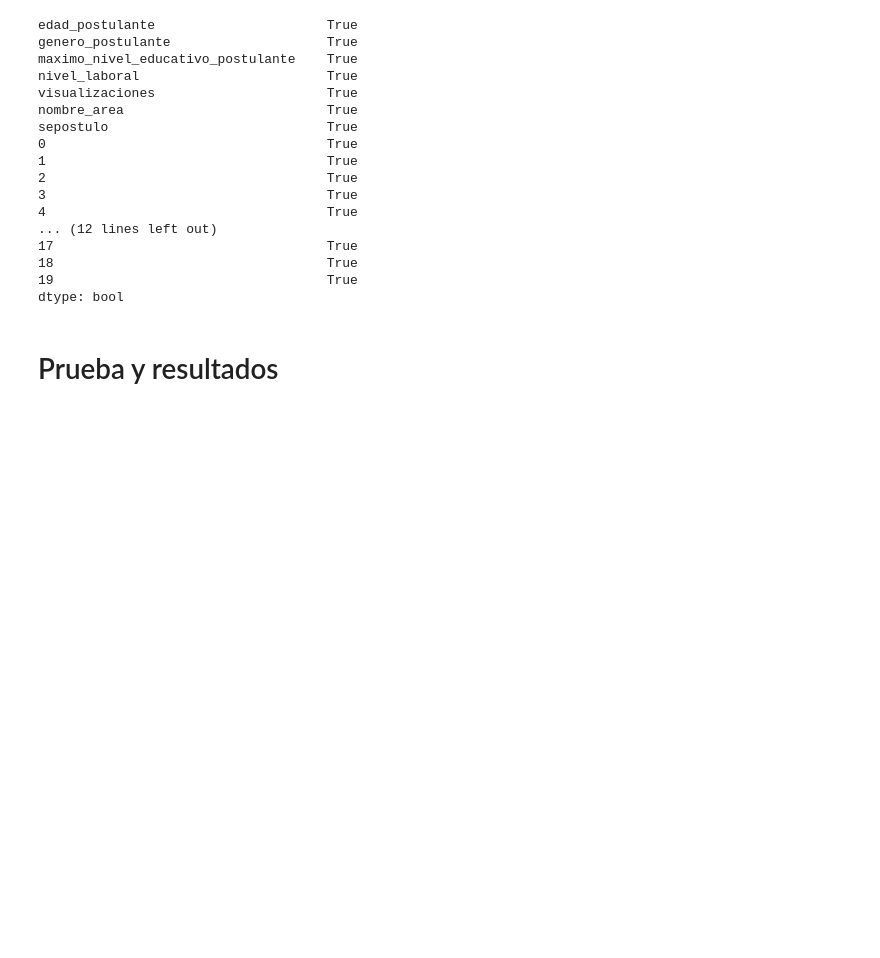
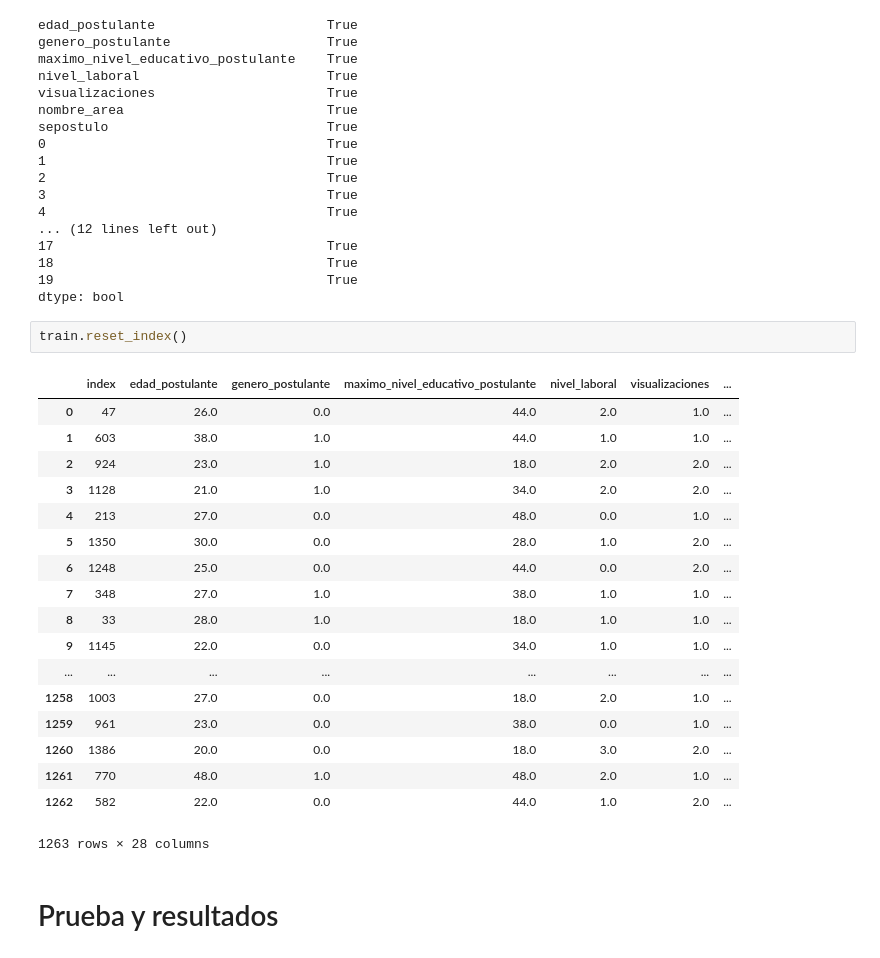
Before and after one commit to pachamama-labs/navent_visualization, a Jupyter notebook: src/Machine Learning-Bug-of-words.ipynb, the cells around one changed output. Cells and saved outputs as stored; diff of their text form; blank space fills up the shorter version.

```diff
--- a/src/Machine Learning-Bug-of-words.ipynb
+++ b/src/Machine Learning-Bug-of-words.ipynb
@@ -291,6 +270,27 @@ sepostulo                            True
 18                                   True
 19                                   True
 dtype: bool
+# %%
+train.reset_index()
+# %% [output]
+|  | index | edad_postulante | genero_postulante | maximo_nivel_educativo_postulante | nivel_laboral | visualizaciones | ... |
+| 0 | 47 | 26.0 | 0.0 | 44.0 | 2.0 | 1.0 | ... |
+| 1 | 603 | 38.0 | 1.0 | 44.0 | 1.0 | 1.0 | ... |
+| 2 | 924 | 23.0 | 1.0 | 18.0 | 2.0 | 2.0 | ... |
+| 3 | 1128 | 21.0 | 1.0 | 34.0 | 2.0 | 2.0 | ... |
+| 4 | 213 | 27.0 | 0.0 | 48.0 | 0.0 | 1.0 | ... |
+| 5 | 1350 | 30.0 | 0.0 | 28.0 | 1.0 | 2.0 | ... |
+| 6 | 1248 | 25.0 | 0.0 | 44.0 | 0.0 | 2.0 | ... |
+| 7 | 348 | 27.0 | 1.0 | 38.0 | 1.0 | 1.0 | ... |
+| 8 | 33 | 28.0 | 1.0 | 18.0 | 1.0 | 1.0 | ... |
+| 9 | 1145 | 22.0 | 0.0 | 34.0 | 1.0 | 1.0 | ... |
+| ... | ... | ... | ... | ... | ... | ... | ... |
+| 1258 | 1003 | 27.0 | 0.0 | 18.0 | 2.0 | 1.0 | ... |
+| 1259 | 961 | 23.0 | 0.0 | 38.0 | 0.0 | 1.0 | ... |
+| 1260 | 1386 | 20.0 | 0.0 | 18.0 | 3.0 | 2.0 | ... |
+| 1261 | 770 | 48.0 | 1.0 | 48.0 | 2.0 | 1.0 | ... |
+| 1262 | 582 | 22.0 | 0.0 | 44.0 | 1.0 | 2.0 | ... |
+1263 rows × 28 columns
 # %% [markdown]
 # Prueba y resultados
 # %%
```
Also changed, not shown: parts of 6 cells of this notebook.
